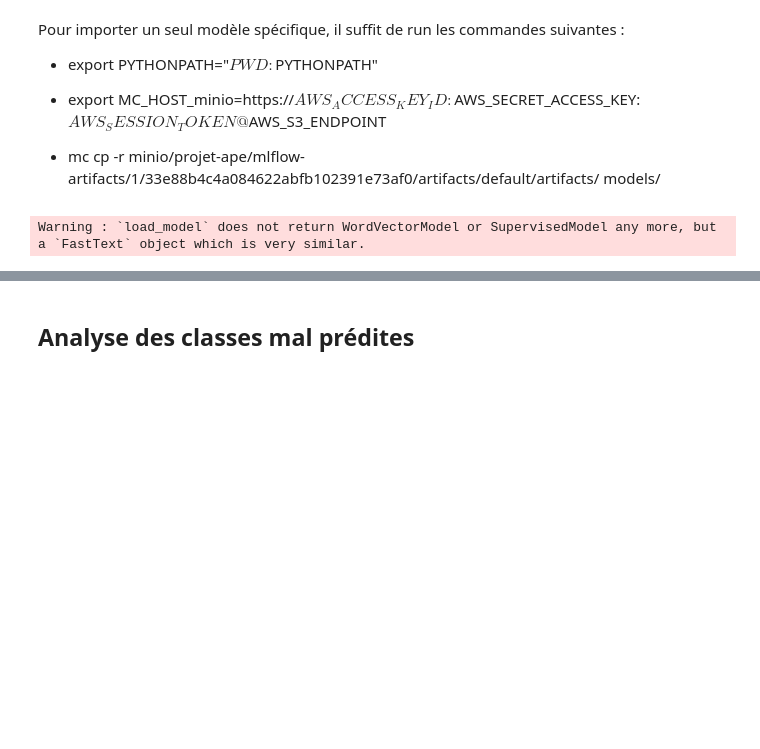
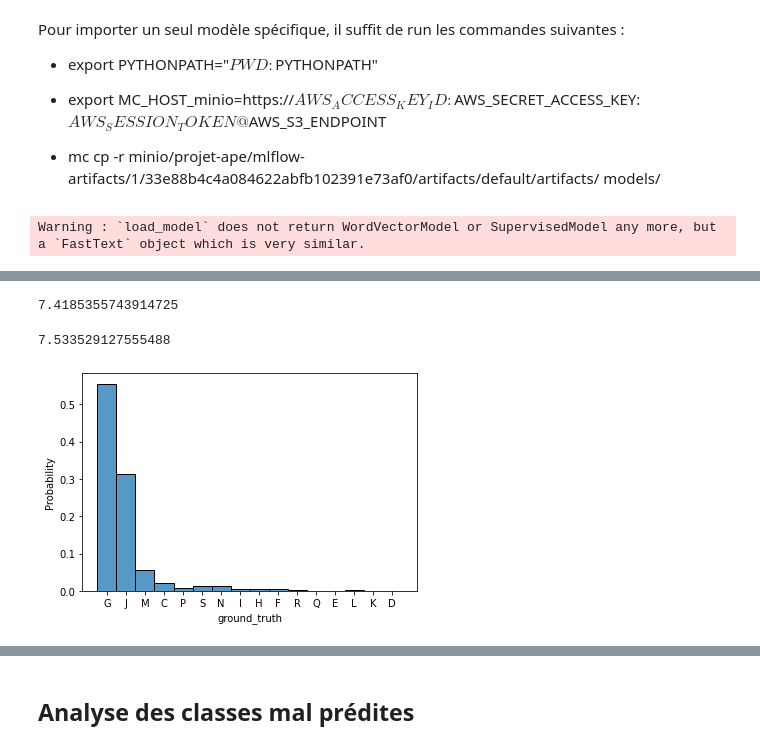
Before and after one commit to InseeFrLab/codif-ape-train, a Jupyter notebook: src/model_exploration.ipynb, the cells around one changed output, grey strips where cells are left out. Cells and saved outputs as stored; diff of their text form; code cells hidden in the pictures; blank space fills up the shorter version.

```diff
--- a/src/model_exploration.ipynb
+++ b/src/model_exploration.ipynb
@@ -65,0 +75,4 @@ fig = evaluator.plot_matrix(res_gu[1])
+# %%
+dff_prepro = pd.DataFrame(dff_prepro[1])
+dff_prepro.set_index('liasseNb', inplace=True)
+dff_prepro = dff_prepro.join(dff)
@@ -65,0 +88,2 @@ fig = evaluator.plot_matrix(res_gu[1])
+# %%
+ListofWords = sorted(set([word for word,_ in list])) # + [word for word,_ in list_bad]
@@ -65,0 +92,2 @@ fig = evaluator.plot_matrix(res_gu[1])
+# %%
+df_word = pd.DataFrame({word :  dff_prepro["ground_truth"][dff_prepro["LIB_SICORE"].str.contains(word)].value_counts(normalize="true").kurtosis() for word in tqdm(ListofWords)}.items(), columns=['Words', 'Kurtosis'])
@@ -65,0 +114,19 @@ fig = evaluator.plot_matrix(res_gu[1])
+# %%
+df_word = (df_word
+            .dropna()
+            .sort_values(by=['Kurtosis'])
+            .reset_index(drop=True)
+            )
+# %%
+df_word.Kurtosis.quantile(0.25)
+# %% [output]
+7.4185355743914725
+# %%
+df_word.at[25, "Kurtosis"]
+# %% [output]
+7.533529127555488
+# %%
+word = df_word.at[26, "Words"]
+ax = sns.histplot(x="ground_truth", data=dff_prepro[dff_prepro["LIB_SICORE"].str.contains(word)], stat="probability")
+# %% [output]
+[figure, added]
```
Also changed, not shown: parts of 33 cells of this notebook.
